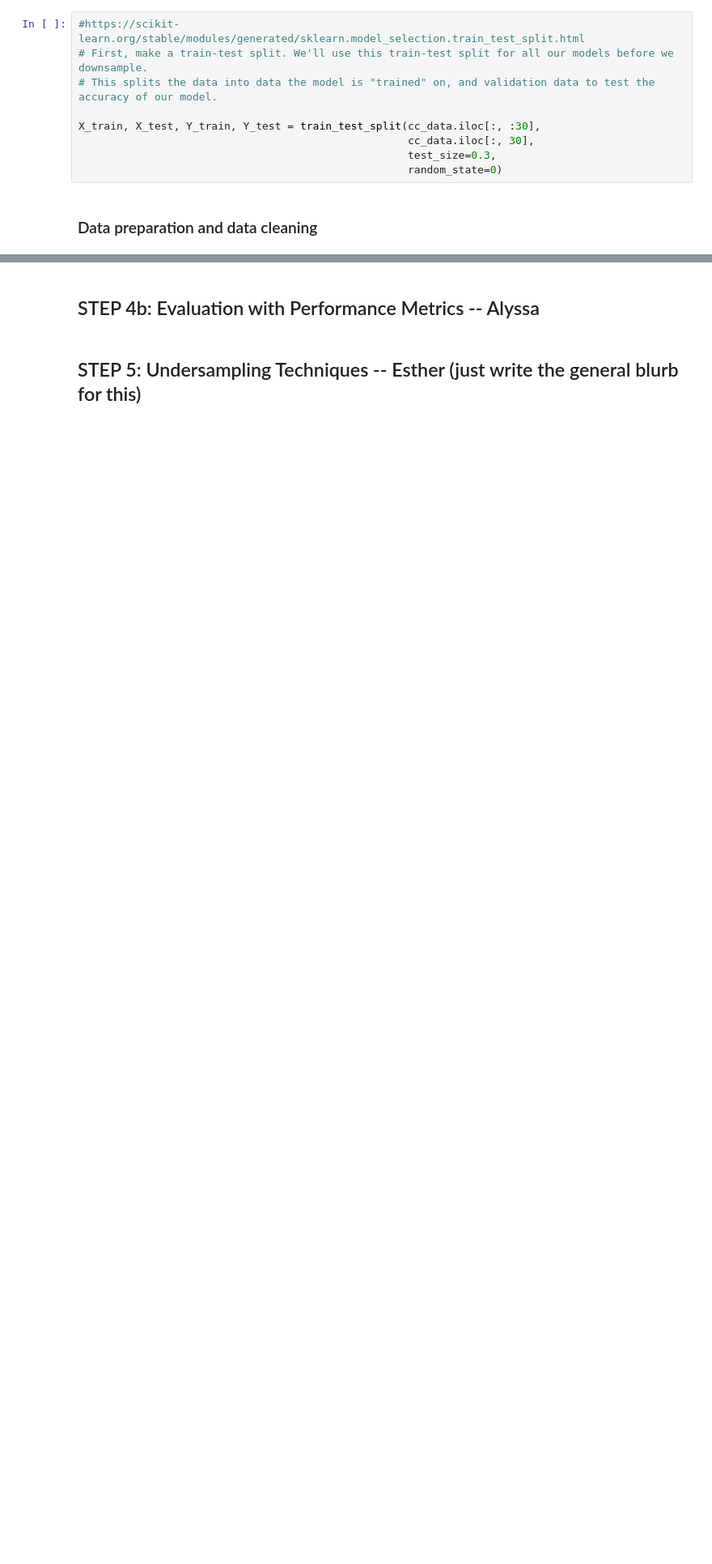
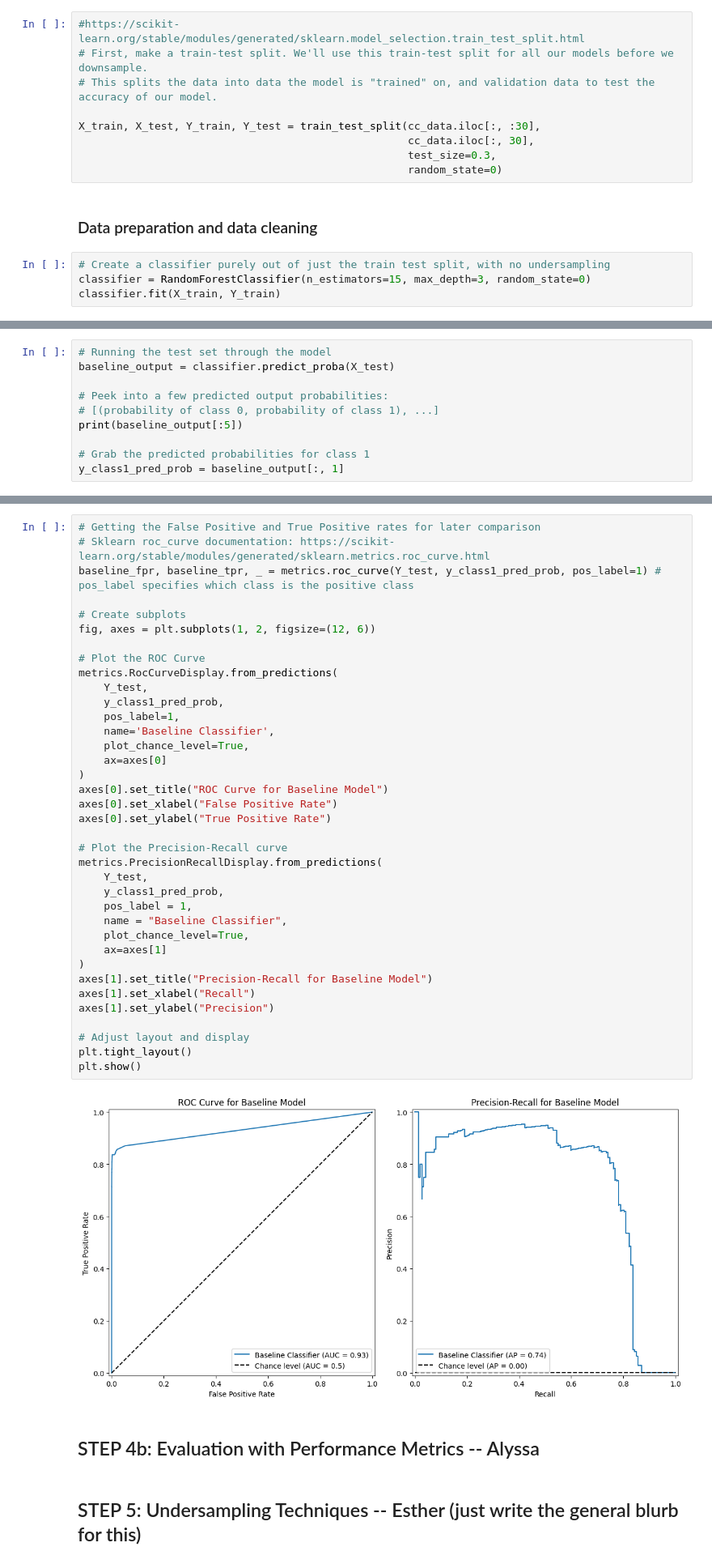
Before and after one commit to canoepus/think, a Jupyter notebook: downsampling-tutorial.ipynb, the cells around one changed output, grey strips where cells are left out. Shown at 81% size. Saved outputs shown, nothing was run; the diff lists cells and outputs as text; blank space fills up the shorter version.

```diff
--- a/downsampling-tutorial.ipynb
+++ b/downsampling-tutorial.ipynb
@@ -104,3 +104,7 @@ X_train, X_test, Y_train, Y_test = train_test_split(cc_data.iloc[:, :30],
                                                     random_state=0)
 # %% [markdown]
 ### Data preparation and data cleaning
+# %%
+# Create a classifier purely out of just the train test split, with no undersampling
+classifier = RandomForestClassifier(n_estimators=15, max_depth=3, random_state=0)
+classifier.fit(X_train, Y_train)
@@ -106,0 +113,10 @@ X_train, X_test, Y_train, Y_test = train_test_split(cc_data.iloc[:, :30],
+# %%
+# Running the test set through the model
+baseline_output = classifier.predict_proba(X_test)
+
+# Peek into a few predicted output probabilities:
+# [(probability of class 0, probability of class 1), ...]
+print(baseline_output[:5])
+
+# Grab the predicted probabilities for class 1
+y_class1_pred_prob = baseline_output[:, 1]
@@ -107,3 +129,42 @@ X_train, X_test, Y_train, Y_test = train_test_split(cc_data.iloc[:, :30],
+# %%
+# Getting the False Positive and True Positive rates for later comparison
+# Sklearn roc_curve documentation: https://scikit-learn.org/stable/modules/generated/sklearn.metrics.roc_curve.html
+baseline_fpr, baseline_tpr, _ = metrics.roc_curve(Y_test, y_class1_pred_prob, pos_label=1) # pos_label specifies which class is the positive class
+
+# Create subplots
+fig, axes = plt.subplots(1, 2, figsize=(12, 6))
+
+# Plot the ROC Curve
+metrics.RocCurveDisplay.from_predictions(
+    Y_test,
+    y_class1_pred_prob,
+    pos_label=1,
+    name='Baseline Classifier',
+    plot_chance_level=True,
+    ax=axes[0]
+)
+axes[0].set_title("ROC Curve for Baseline Model")
+axes[0].set_xlabel("False Positive Rate")
+axes[0].set_ylabel("True Positive Rate")
+
+# Plot the Precision-Recall curve
+metrics.PrecisionRecallDisplay.from_predictions(
+    Y_test,
+    y_class1_pred_prob,
+    pos_label = 1,
+    name = "Baseline Classifier",
+    plot_chance_level=True,
+    ax=axes[1]
+)
+axes[1].set_title("Precision-Recall for Baseline Model")
+axes[1].set_xlabel("Recall")
+axes[1].set_ylabel("Precision")
+
+# Adjust layout and display
+plt.tight_layout()
+plt.show()
+# %% [output]
+[figure, added]
 # %% [markdown]
 ## STEP 4b: Evaluation with Performance Metrics -- Alyssa
 # %% [markdown]
```
Also changed, not shown: parts of 7 cells of this notebook.
